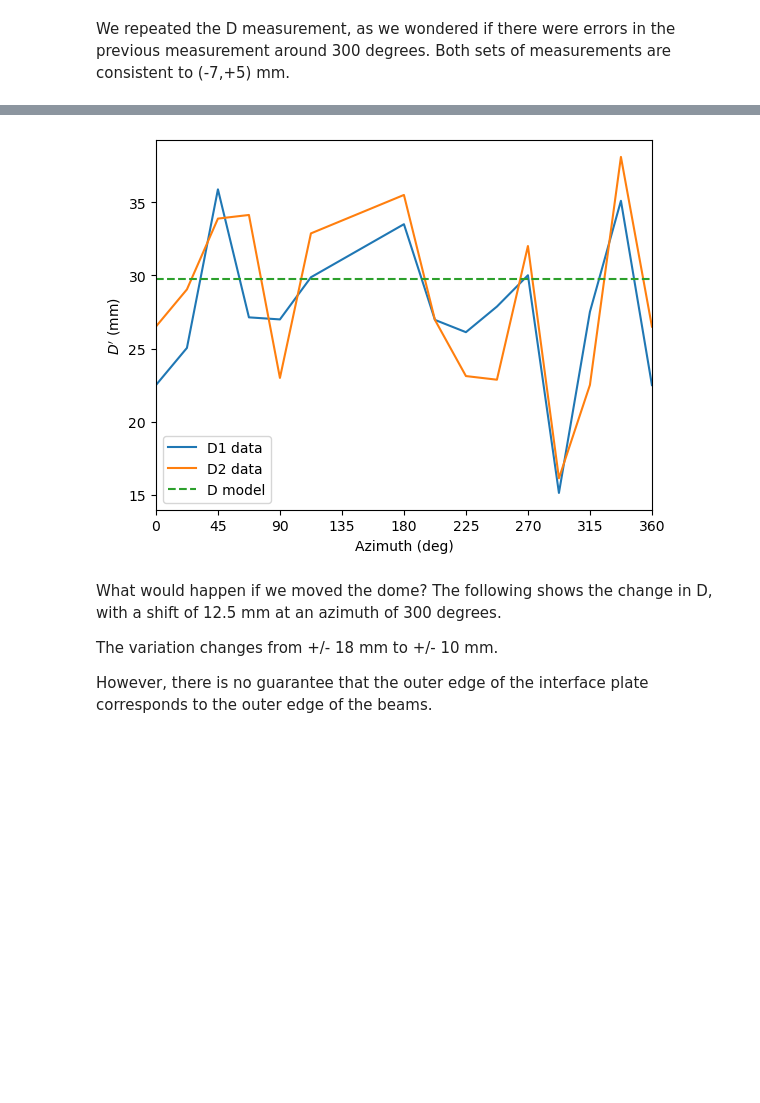
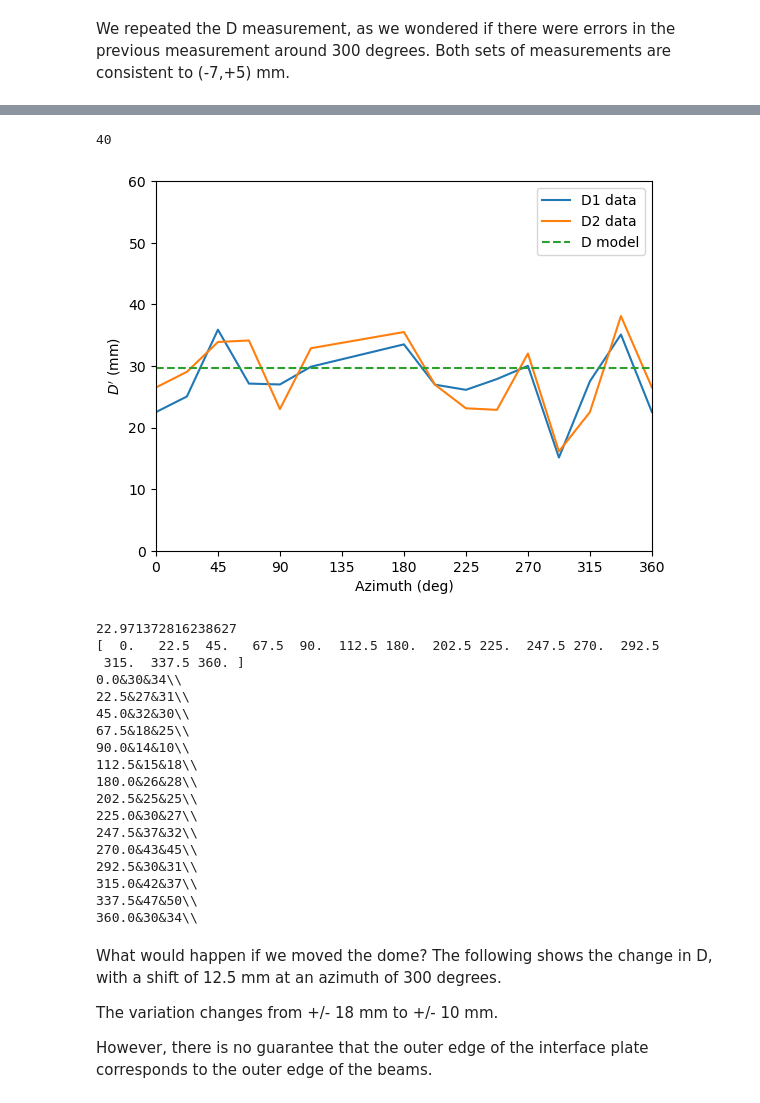
Before and after one commit to unam-transients/colibri, a Jupyter notebook: dome/2025-12 Metrology/2025-12 Metrology.ipynb, the cells around one changed output, grey strips where cells are left out. Saved outputs shown, nothing was run; the diff lists cells and outputs as text; code cells hidden in the pictures; blank space fills up the shorter version.

```diff
--- a/dome/2025-12 Metrology/2025-12 Metrology.ipynb
+++ b/dome/2025-12 Metrology/2025-12 Metrology.ipynb
@@ -90,31 +89,42 @@ plt.show()
 We repeated the D measurement, as we wondered if there were errors in the previous measurement around 300 degrees. Both sets of measurements are consistent to (-7,+5) mm.
 # %%
 D2 = [ 34, 31, 30, 25, 10, 18, 28, 25, 27, 32, 45, 31, 37, 50, 34]
+thetaD2 = np.array([0, 1, 2, 3, 4, 5, 8, 9, 10, 11, 12, 13, 14, 15, 16]) * 360 / 16
 
-
+theta = np.linspace(0,360,361)
 Dmodel = 15 * np.cos(np.radians(theta - 300)) + np.mean(D1)
 
-plt.plot(thetaD, D1, color="C0", label="D1 data")
-plt.plot(thetaD, D2, color="C1", label="D2 data")
+plt.plot(thetaD1, D1, color="C0", label="D1 data")
+plt.plot(thetaD2, D2, color="C1", label="D2 data")
 plt.plot(theta, Dmodel, color="C2", linestyle="dashed", label="D model")
 plt.legend()
 plt.xlim(0,360)
+plt.ylim(0,60)
 plt.xticks(xticks)
 plt.ylabel("$D$ (mm)")
 plt.xlabel("Azimuth (deg)")
 plt.savefig("plot-D.pdf")
 plt.show()
 
-Dmodel = 15 * np.cos(np.radians(thetaD - 300))
+Dmodel=0
+print(np.max([D1,D2])-np.min([D1,D2]))
 
-plt.plot(thetaD, D1 - Dmodel, color="C0", label="D1 data")
-plt.plot(thetaD, D2 - Dmodel, color="C1", label="D2 data")
+Dmodel = 15 * np.cos(np.radians(thetaD1 - 300))
+
+plt.plot(thetaD1, D1 - Dmodel, color="C0", label="D1 data")
+plt.plot(thetaD2, D2 - Dmodel, color="C1", label="D2 data")
 plt.axhline(np.mean(D1), color="C2", linestyle="dashed", label="D model")
 plt.legend()
 plt.xlim(0,360)
+plt.ylim(0,60)
 plt.xticks(xticks)
 plt.ylabel(r"$D'$ (mm)")
 plt.xlabel("Azimuth (deg)")
 plt.savefig("plot-D-prime.pdf")
 plt.show()
+
+print(np.max([D1-Dmodel,D2-Dmodel])-np.min([D1-Dmodel,D2-Dmodel]))
+
+for _thetaD1, _D1, _D2 in zip(thetaD1, D1, D2):
+    print(r"%.1f&%.0f&%.0f\\" % (_thetaD1, _D1, _D2))
 # %% [output]
@@ -122,4 +132,23 @@ plt.show()
+40
-[figure, old version]
+[figure, new version]
+22.971372816238627
+[  0.   22.5  45.   67.5  90.  112.5 180.  202.5 225.  247.5 270.  292.5
+ 315.  337.5 360. ]
+0.0&30&34\\
+22.5&27&31\\
+45.0&32&30\\
+67.5&18&25\\
+90.0&14&10\\
+112.5&15&18\\
+180.0&26&28\\
+202.5&25&25\\
+225.0&30&27\\
+247.5&37&32\\
+270.0&43&45\\
+292.5&30&31\\
+315.0&42&37\\
+337.5&47&50\\
+360.0&30&34\\
 # %% [markdown]
 What would happen if we moved the dome? The following shows the change in D, with a shift of 12.5 mm at an azimuth of 300 degrees.
 
```
Also changed, not shown: parts of 3 cells of this notebook, 11 other files.
